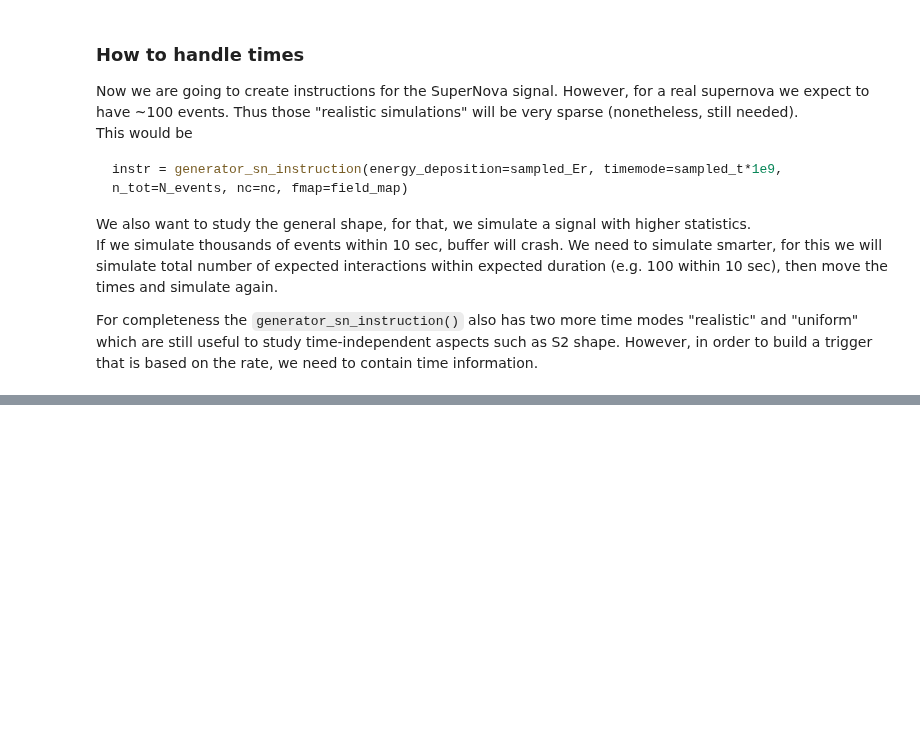
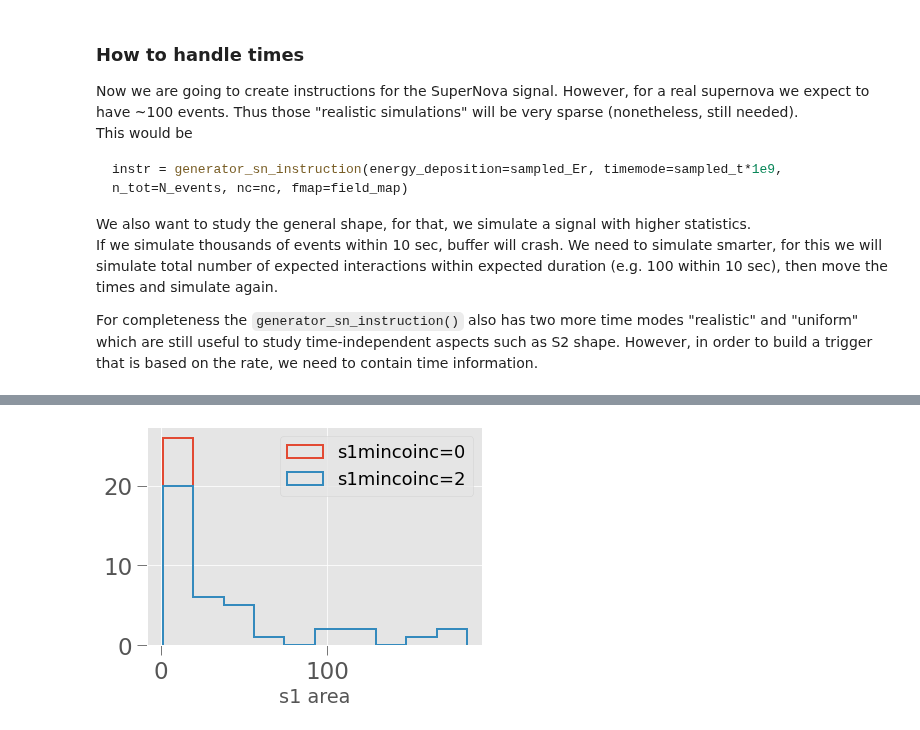
Before and after one commit to XENONnT/multimessenger, a Jupyter notebook: notebooks/SNAX-package_tutorial.ipynb, the cells around one changed output, grey strips where cells are left out. Cells and saved outputs as stored; diff of their text form; code cells hidden in the pictures; blank space fills up the shorter version.

```diff
--- a/notebooks/SNAX-package_tutorial.ipynb
+++ b/notebooks/SNAX-package_tutorial.ipynb
@@ -333,0 +304,5 @@ WARNING:strax:Option gain_model_mv not taken by any registered plugin
+# %%
+peak_basics = st.get_df("Nakazato_single2", "peak_basics")
+peak_s1 = peak_basics[peak_basics['type'] == 1]
+peak_s2 = peak_basics[peak_basics['type'] == 2]
+peak_basics['type'].unique(), sum(peak_basics['type']==0), sum(peak_basics['type']==1), sum(peak_basics['type']==2)
@@ -333,0 +411,7 @@ WARNING:strax:Option gain_model_mv not taken by any registered plugin
+# %%
+plt.hist(peak_s12['area'], bins=10, histtype='step', lw=2, label='s1mincoinc=0');
+plt.hist(peak_s1['area'], bins=10, histtype='step', lw=2, label='s1mincoinc=2');
+plt.xlabel('s1 area')
+plt.legend();
+# %% [output]
+[figure, added]
```
Also changed, not shown: parts of 41 cells of this notebook.
